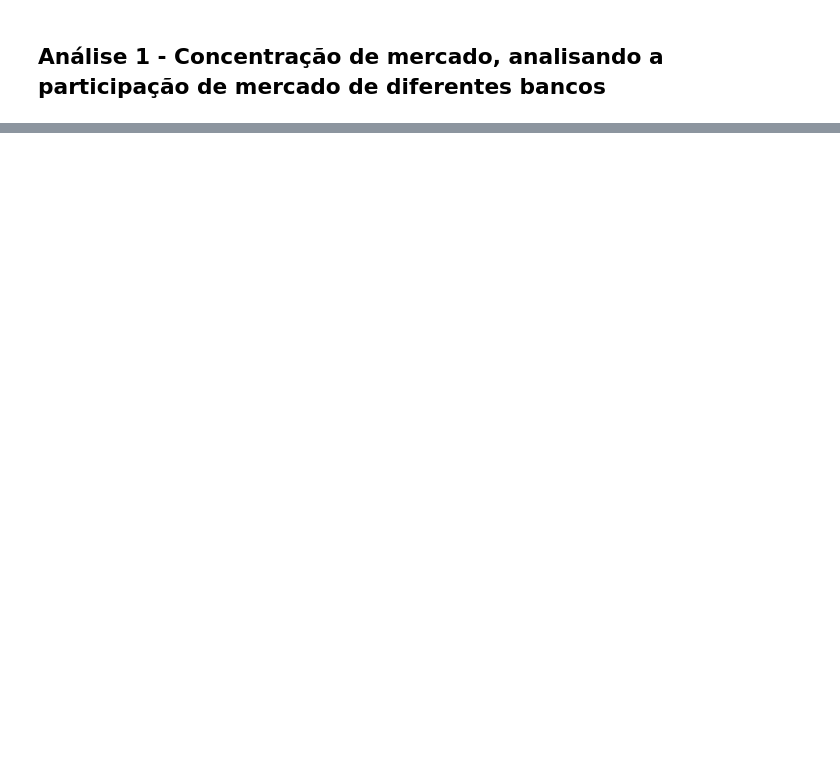
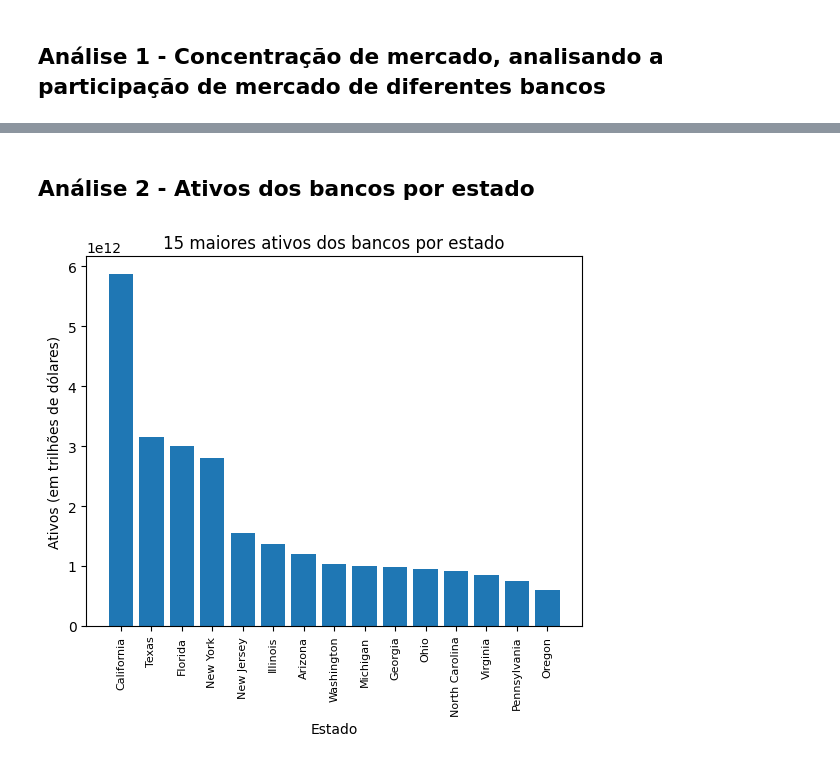
Before and after one commit to Victordelete/proj_tecnicas_prog_I, a Jupyter notebook: dataset_analysis.ipynb, the cells around one changed output, grey strips where cells are left out. Saved outputs shown, nothing was run; the diff lists cells and outputs as text; code cells hidden in the pictures; blank space fills up the shorter version.

Commit message:
Atualizando novas análises com o dataset

```diff
--- a/dataset_analysis.ipynb
+++ b/dataset_analysis.ipynb
@@ -77,0 +93,62 @@ Error:
+# %% [markdown]
+## Análise 2 - Ativos dos bancos por estado
+# %%
+# Verificado que no dataset existem alguns países e ilhas agregadas aos EUA como, por exemplo,
+# American Samoa e Marshall Islands
+# Para uma análise mais precisa utilizaremos somente os 50 estados oficiais pertencentes aos EUA
+
+# Primeiramente utilizando a biblioteca 'us' disponível em https://pypi.org/project/us/ para criar uma lista de todos os estados
+
+''' Código para importas dados da biblioteca US
+from us import states
+estados_oficiais = [state.name for state in states.STATES]
+'''
+
+# Realizado de maneira externa para simplificar o código, não necessitando a instalação de outra biblioteca
+estados_oficiais = ['Alabama', 'Alaska', 'Arizona', 'Arkansas', 'California', 'Colorado', 'Connecticut', 'Delaware',
+                    'Florida', 'Georgia', 'Hawaii', 'Idaho', 'Illinois', 'Indiana', 'Iowa', 'Kansas', 'Kentucky',
+                    'Louisiana', 'Maine', 'Maryland', 'Massachusetts', 'Michigan', 'Minnesota', 'Mississippi',
+                    'Missouri', 'Montana', 'Nebraska', 'Nevada', 'New Hampshire', 'New Jersey', 'New Mexico',
+                    'New York', 'North Carolina', 'North Dakota', 'Ohio', 'Oklahoma', 'Oregon', 'Pennsylvania',
+                    'Rhode Island', 'South Carolina', 'South Dakota', 'Tennessee', 'Texas', 'Utah', 'Vermont',
+                    'Virginia', 'Washington', 'West Virginia', 'Wisconsin', 'Wyoming']
+
+# Limpando o DataFrame, utilizando os dados de 'STNAMEBR' que estão em 'estados_oficiais'
+df_copia = df_copia[df_copia['STNAMEBR'].isin(estados_oficiais)]
+
+# Agrupando os bancos pelo estado, utilizando a coluna STALPBR
+bancos_por_estado = df_copia.groupby('STALPBR')
+
+# Calcular a média dos ativos de cada estado
+media_por_estado = bancos_por_estado['ASSET'].sum()
+
+# Juntando 'informcaoes_por_estado' com 'media_por_estado'
+
+informcaoes_por_estado = df_copia[['STALPBR', 'STNAMEBR']].drop_duplicates()
+media_por_estado = pd.merge(media_por_estado, informcaoes_por_estado, on='STALPBR')
+
+# Ordenando por ativos
+media_por_estado = media_por_estado.sort_values(by='ASSET', ascending=False)
+
+# Criando um gráfico com os dados
+# Para melhor visualização em formato gráfico, utilizamos somente os 15 maiores
+# Exibindo somente os 15 maiores
+
+top_15_estados = media_por_estado.head(15)
+
+# Definido as barras do gráfico
+plt.bar(top_15_estados['STNAMEBR'], top_15_estados['ASSET'])
+
+plt.xticks(rotation=90, fontsize=8)
+
+# Adicionando títulos dos eixos x e y
+plt.xlabel('Estado')
+plt.ylabel('Ativos (em trilhões de dólares)')
+
+# Adiciona título ao gráfico
+plt.title('15 maiores ativos dos bancos por estado')
+
+# Exibe o gráfico
+plt.show()
+# %% [output]
+[figure, added]
```
Also changed, not shown: parts of 9 cells of this notebook.
